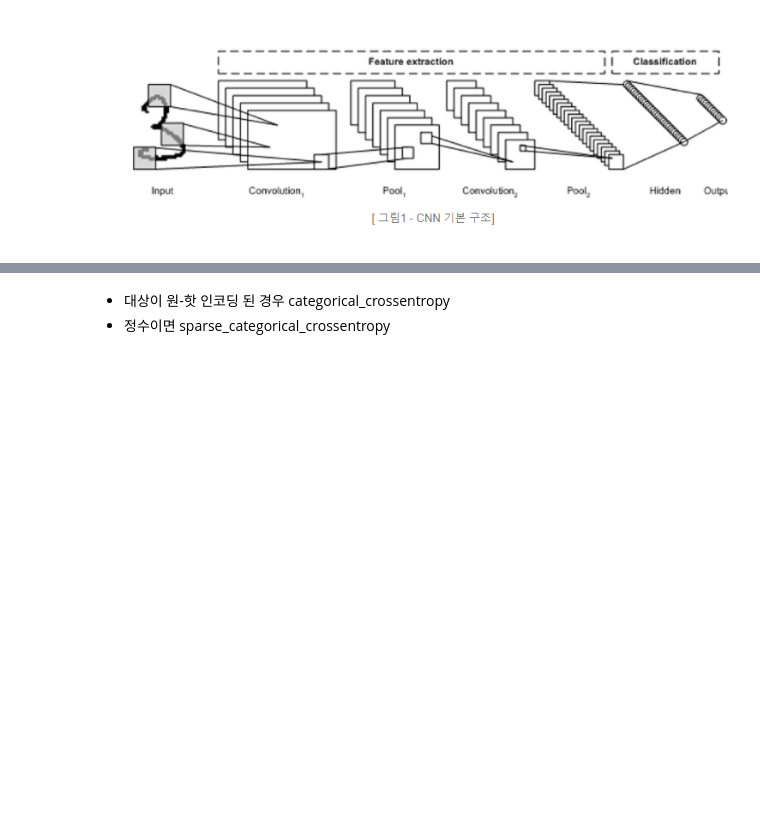
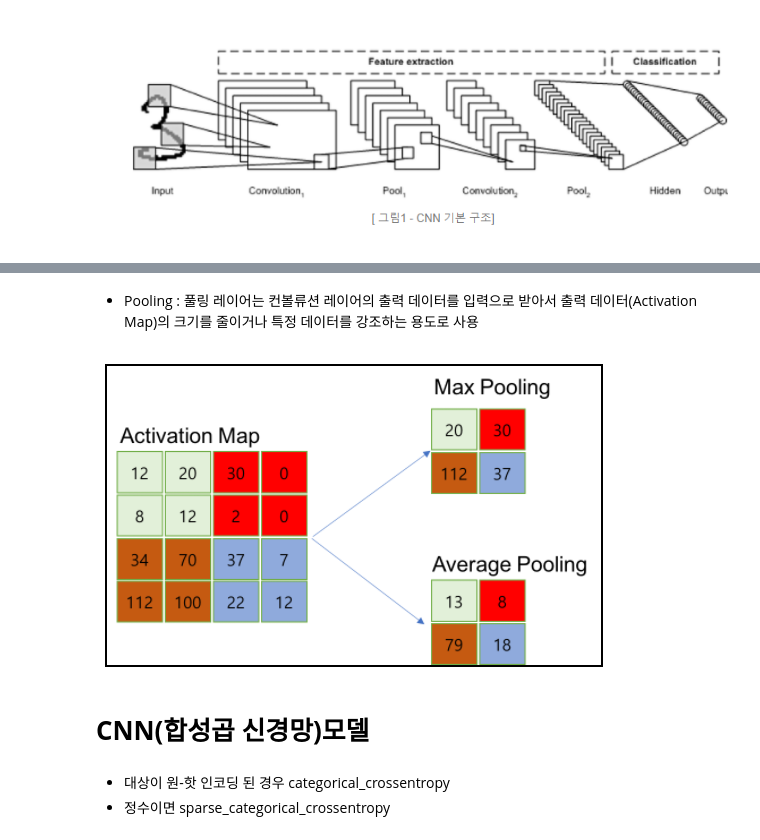
Before and after one commit to rlfwo93/machine-learning, a Jupyter notebook: CnnModel.ipynb, the cells around one changed output, grey strips where cells are left out. Drawn from its saved outputs; the diff is of its cells as text; code cells hidden in the pictures; blank space fills up the shorter version.

```diff
--- a/CnnModel.ipynb
+++ b/CnnModel.ipynb
@@ -66,3 +78,11 @@ Image('/gdrive/My Drive/cnn/cnn구조.PNG')
+# %% [markdown]
+- Pooling : 풀링 레이어는 컨볼류션 레이어의 출력 데이터를 입력으로 받아서 출력 데이터(Activation Map)의 크기를 줄이거나 특정 데이터를 강조하는 용도로 사용
+# %%
+Image('/gdrive/My Drive/cnn/폴링.PNG')
+# %% [output]
+[figure, added]
+# %% [markdown]
+# **CNN(합성곱 신경망)모델**
 # %%
 cnn = tf.keras.models.Sequential([
     tf.keras.layers.Conv2D(input_shape=(28,28,1),kernel_size=(3,3),strides=(1,1),filters= 16,padding="same",activation="relu"),
```
Also changed, not shown: parts of 5 cells of this notebook.
